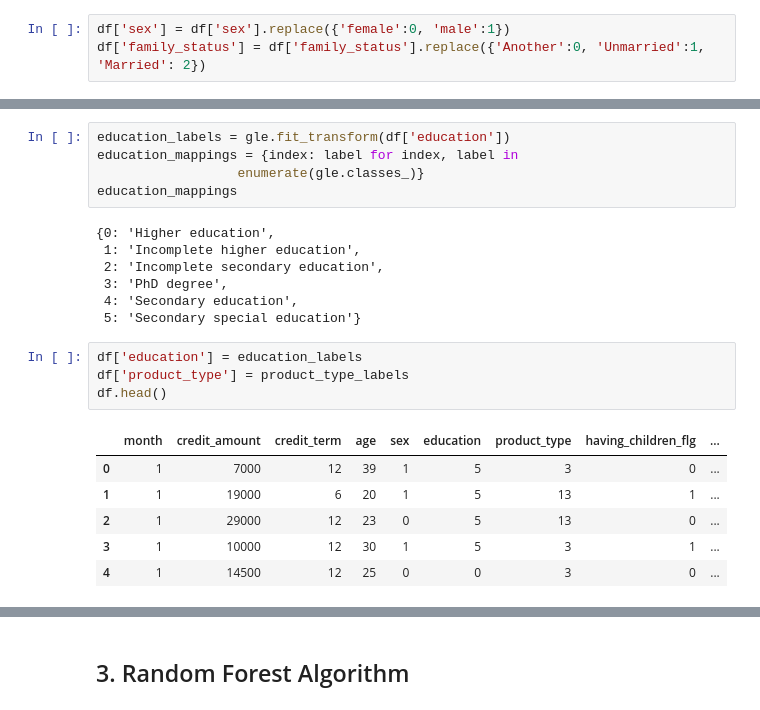
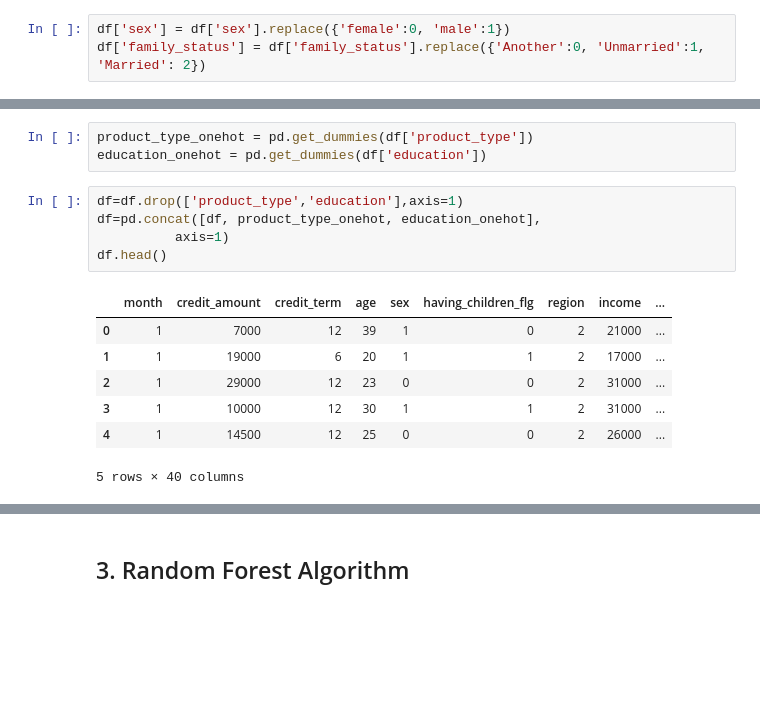
Before and after one commit to veivei2010/Customer-classification-and-imbalanced-dataset, a Jupyter notebook: customer_classification.ipynb, the cells around one changed output, grey strips where cells are left out. Drawn from its saved outputs; the diff is of its cells as text; blank space fills up the shorter version.

```diff
--- a/customer_classification.ipynb
+++ b/customer_classification.ipynb
@@ -126,23 +102,16 @@ product_type_mappings
-# %%
-education_labels = gle.fit_transform(df['education'])
-education_mappings = {index: label for index, label in
-                  enumerate(gle.classes_)}
-education_mappings
-# %% [output]
-{0: 'Higher education',
- 1: 'Incomplete higher education',
- 2: 'Incomplete secondary education',
- 3: 'PhD degree',
- 4: 'Secondary education',
- 5: 'Secondary special education'}
+# %%
+product_type_onehot = pd.get_dummies(df['product_type'])
+education_onehot = pd.get_dummies(df['education'])
 # %%
-df['education'] = education_labels
-df['product_type'] = product_type_labels
+df=df.drop(['product_type','education'],axis=1)
+df=pd.concat([df, product_type_onehot, education_onehot],
+          axis=1)
 df.head()
 # %% [output]
-|  | month | credit_amount | credit_term | age | sex | education | product_type | having_children_flg | ... |
-| 0 | 1 | 7000 | 12 | 39 | 1 | 5 | 3 | 0 | ... |
-| 1 | 1 | 19000 | 6 | 20 | 1 | 5 | 13 | 1 | ... |
-| 2 | 1 | 29000 | 12 | 23 | 0 | 5 | 13 | 0 | ... |
-| 3 | 1 | 10000 | 12 | 30 | 1 | 5 | 3 | 1 | ... |
-| 4 | 1 | 14500 | 12 | 25 | 0 | 0 | 3 | 0 | ... |
+|  | month | credit_amount | credit_term | age | sex | having_children_flg | region | income | ... |
+| 0 | 1 | 7000 | 12 | 39 | 1 | 0 | 2 | 21000 | ... |
+| 1 | 1 | 19000 | 6 | 20 | 1 | 1 | 2 | 17000 | ... |
+| 2 | 1 | 29000 | 12 | 23 | 0 | 0 | 2 | 31000 | ... |
+| 3 | 1 | 10000 | 12 | 30 | 1 | 1 | 2 | 31000 | ... |
+| 4 | 1 | 14500 | 12 | 25 | 0 | 0 | 2 | 26000 | ... |
+5 rows × 40 columns
```
Also changed, not shown: parts of 9 cells of this notebook.
